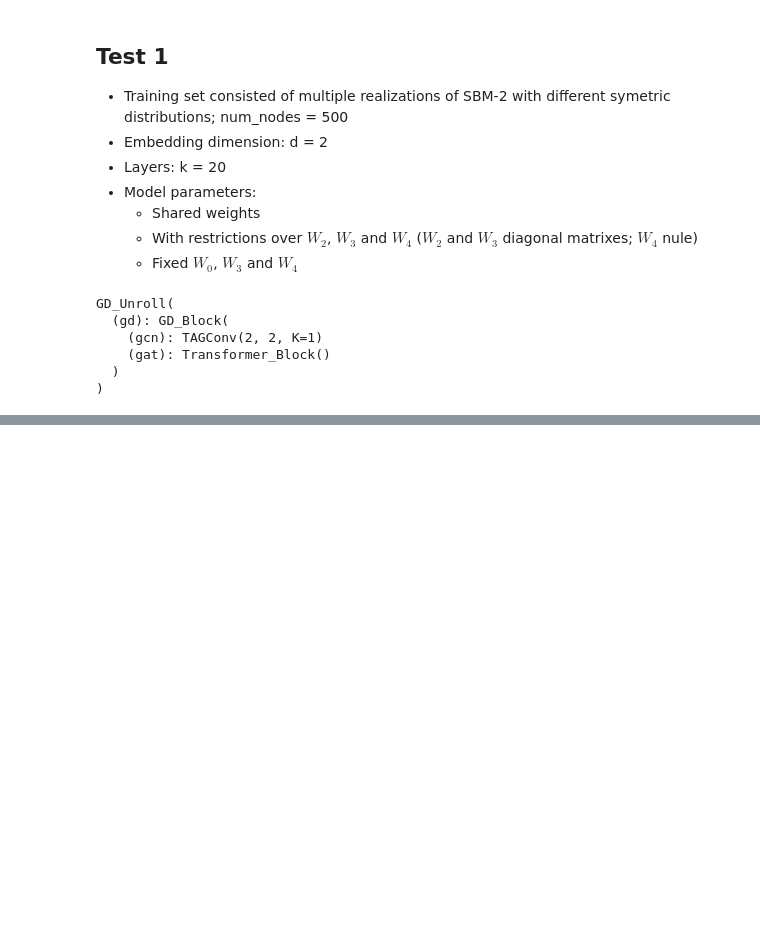
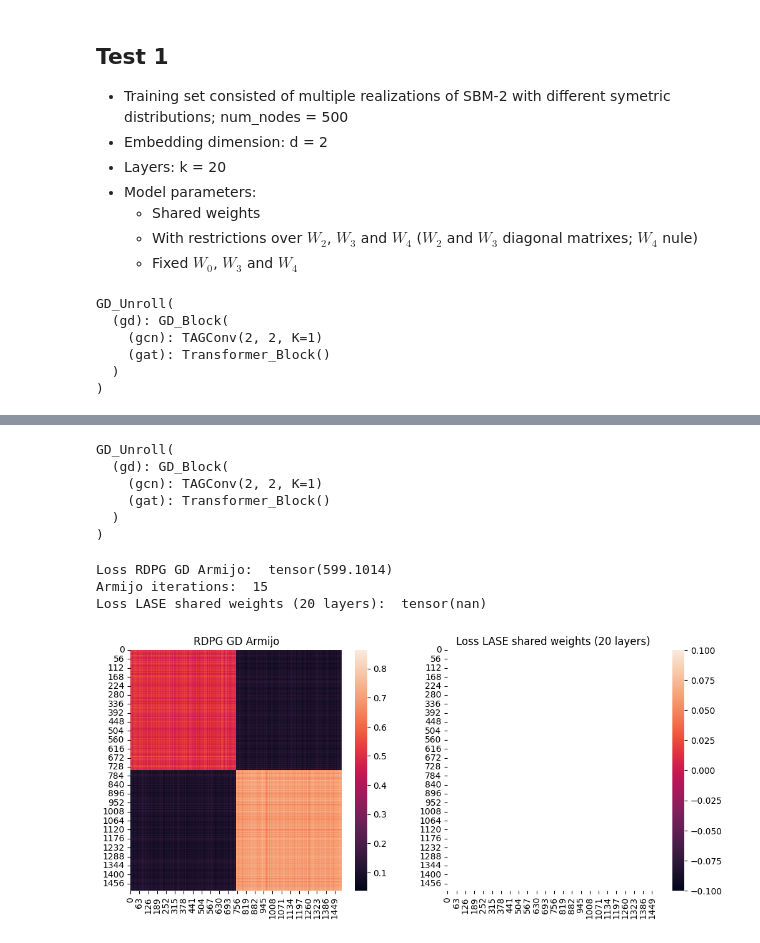
Before and after one commit to sofiperez91/LASE_old, a Jupyter notebook: notebooks/Tests.ipynb, the cells around one changed output, grey strips where cells are left out. Drawn from its saved outputs; the diff is of its cells as text; code cells hidden in the pictures; blank space fills up the shorter version.

```diff
--- a/notebooks/Tests.ipynb
+++ b/notebooks/Tests.ipynb
@@ -86,0 +164,53 @@ KeyboardInterrupt:
+# %%
+in_channels = 2
+out_channels = 2
+gd_steps = 20
+device = 'cpu'
+
+lase = GD_Unroll(in_channels, out_channels, gd_steps)
+lase.load_state_dict(torch.load('../saved_models/ugd_sim_ini_fix_d2.pt'))
+lase.to(device)
+lase.eval()
+# %% [output]
+GD_Unroll(
+  (gd): GD_Block(
+    (gcn): TAGConv(2, 2, K=1)
+    (gat): Transformer_Block()
+  )
+)
+# %%
+num_nodes = 1500
+d = 2
+n = [int(num_nodes/2), int(num_nodes/2)]
+
+p = [[0.5, 0.1],
+     [0.1, 0.7]]
+
+edge_index = stochastic_blockmodel_graph(n, p).to(device)
+edge_index_2 = torch.ones([num_nodes,num_nodes],).nonzero().t().contiguous()
+x = torch.rand(num_nodes,d).to(device)
+
+
+x_gd, cost_gd, iter = RDPG_GD_Armijo(x.squeeze(0), edge_index)
+x_gd = x_gd.to(device)
+loss = torch.norm((x_gd@x_gd.T - to_dense_adj(edge_index).squeeze(0)))
+print("Loss RDPG GD Armijo: ", loss)
+print("Armijo iterations: ", iter)
+
+x_lase = lase(x, edge_index, edge_index_2)
+x_lase = x_lase.detach()
+loss = torch.norm((x_lase@x_lase.T - to_dense_adj(edge_index).squeeze(0)))
+print(f"Loss LASE shared weights ({gd_steps} layers): ", loss)
+x_lase = x_lase.to('cpu')
+
+fig, axes = plt.subplots(1, 2, figsize =(12,5))
+axes[0].set_title('RDPG GD Armijo')
+sns.heatmap(x_gd@x_gd.T, ax=axes[0])
+axes[1].set_title(f'Loss LASE shared weights ({gd_steps} layers)')
+sns.heatmap(x_lase@x_lase.T, ax=axes[1])
+plt.show()
+# %% [output]
+Loss RDPG GD Armijo:  tensor(599.1014)
+Armijo iterations:  15
+Loss LASE shared weights (20 layers):  tensor(nan)
+[figure, added]
```
Also changed, not shown: parts of 6 cells of this notebook.
